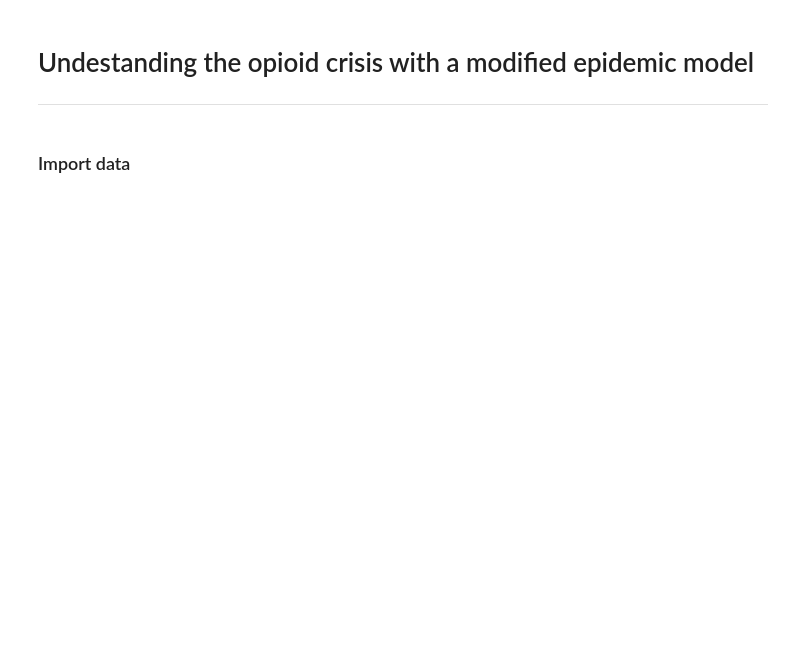
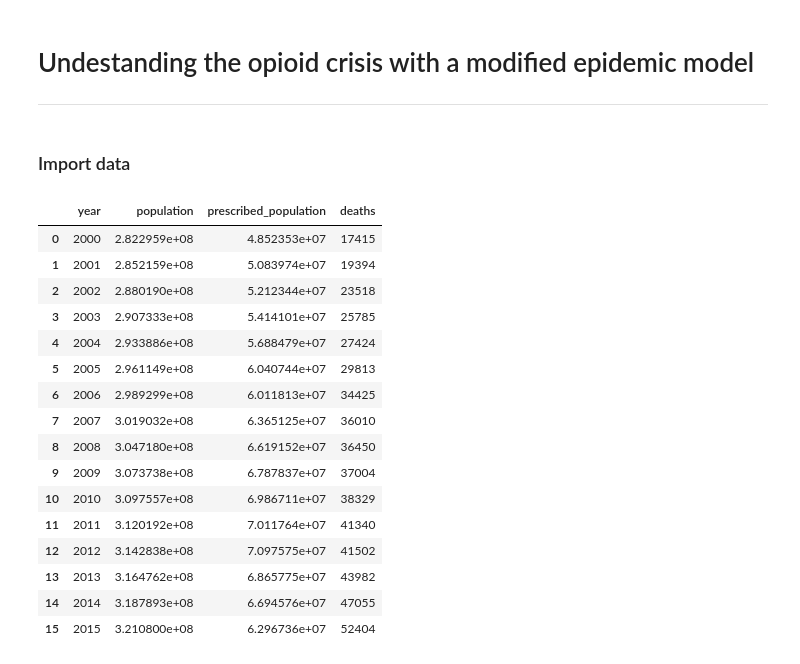
Before and after one commit to lauraware/am205project, a Jupyter notebook: Fitting_2.ipynb, the cells around one changed output. Cells and saved outputs as stored; diff of their text form; code cells hidden in the pictures; blank space fills up the shorter version.

```diff
--- a/Fitting_2.ipynb
+++ b/Fitting_2.ipynb
@@ -40,34 +49,53 @@ data['Age-adjusted Rate'] = data['Age-adjusted Rate']*data['Population']/100000
 opioids_kenan = pd.read_csv("data/opioid_prescriptions_kenan_et_al.csv")
 
 opioids_cdc = pd.read_csv("data/opioid_prescriptions_cdc.csv")
 opioids_cdc.columns = ["year", "prescriptions", "prescription_rate_per_100"]
 opioids_cdc = opioids_cdc[["year", "prescription_rate_per_100"]]
 
 opioids = pd.concat([
     opioids_kenan[opioids_kenan.year < 2006],
     opioids_cdc]).set_index("year")
 
 # merge with pop data
 pop = pd.read_csv("data/census_yearly_population.csv").set_index("year") * 1000
 
 df = opioids.join(pop, how="left")
 df["prescriptions"] = (df.population / 100) * df.prescription_rate_per_100
 
 df["prescribed_population"] = df.prescriptions / 3.6
 df["prescribed_population_percent"] = (df.prescriptions / 3.6) / df.population
 
 # Merge with deaths
 df = df.join(yearly_deaths).rename(columns={"Deaths": "deaths"})
 df["opioid_death_rate"] = df.deaths / df.population
 
 df = df.reset_index()[df.reset_index().year != 2016]
 
 df.year = df.year.astype(int)
 
 df.deaths = df.deaths.astype(int)
 
 #print(df[["year", "population", "prescribed_population", "deaths"]].to_latex())
-df[["year", "population", "prescribed_population", "deaths"]].to_csv("merged_data.csv", index=False)
+#df[["year", "population", "prescribed_population", "deaths"]].to_csv("merged_data.csv", index=False)
+df[["year", "population", "prescribed_population", "deaths"]]
+# %% [output]
+|  | year | population | prescribed_population | deaths |
+| 0 | 2000 | 2.822959e+08 | 4.852353e+07 | 17415 |
+| 1 | 2001 | 2.852159e+08 | 5.083974e+07 | 19394 |
+| 2 | 2002 | 2.880190e+08 | 5.212344e+07 | 23518 |
+| 3 | 2003 | 2.907333e+08 | 5.414101e+07 | 25785 |
+| 4 | 2004 | 2.933886e+08 | 5.688479e+07 | 27424 |
+| 5 | 2005 | 2.961149e+08 | 6.040744e+07 | 29813 |
+| 6 | 2006 | 2.989299e+08 | 6.011813e+07 | 34425 |
+| 7 | 2007 | 3.019032e+08 | 6.365125e+07 | 36010 |
+| 8 | 2008 | 3.047180e+08 | 6.619152e+07 | 36450 |
+| 9 | 2009 | 3.073738e+08 | 6.787837e+07 | 37004 |
+| 10 | 2010 | 3.097557e+08 | 6.986711e+07 | 38329 |
+| 11 | 2011 | 3.120192e+08 | 7.011764e+07 | 41340 |
+| 12 | 2012 | 3.142838e+08 | 7.097575e+07 | 41502 |
+| 13 | 2013 | 3.164762e+08 | 6.865775e+07 | 43982 |
+| 14 | 2014 | 3.187893e+08 | 6.694576e+07 | 47055 |
+| 15 | 2015 | 3.210800e+08 | 6.296736e+07 | 52404 |
 # %%
 fig, ax = plt.subplots(1, 2, figsize=(12,4))
 
```
Also changed, not shown: parts of 13 cells of this notebook.
